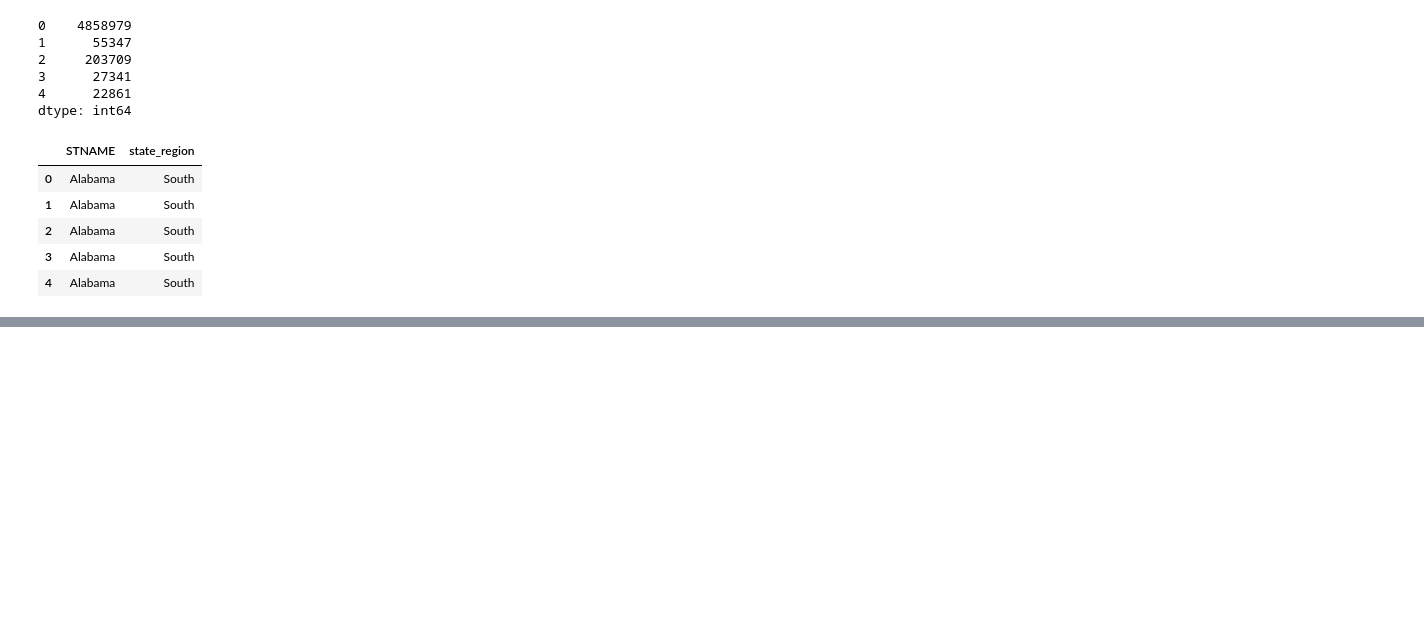
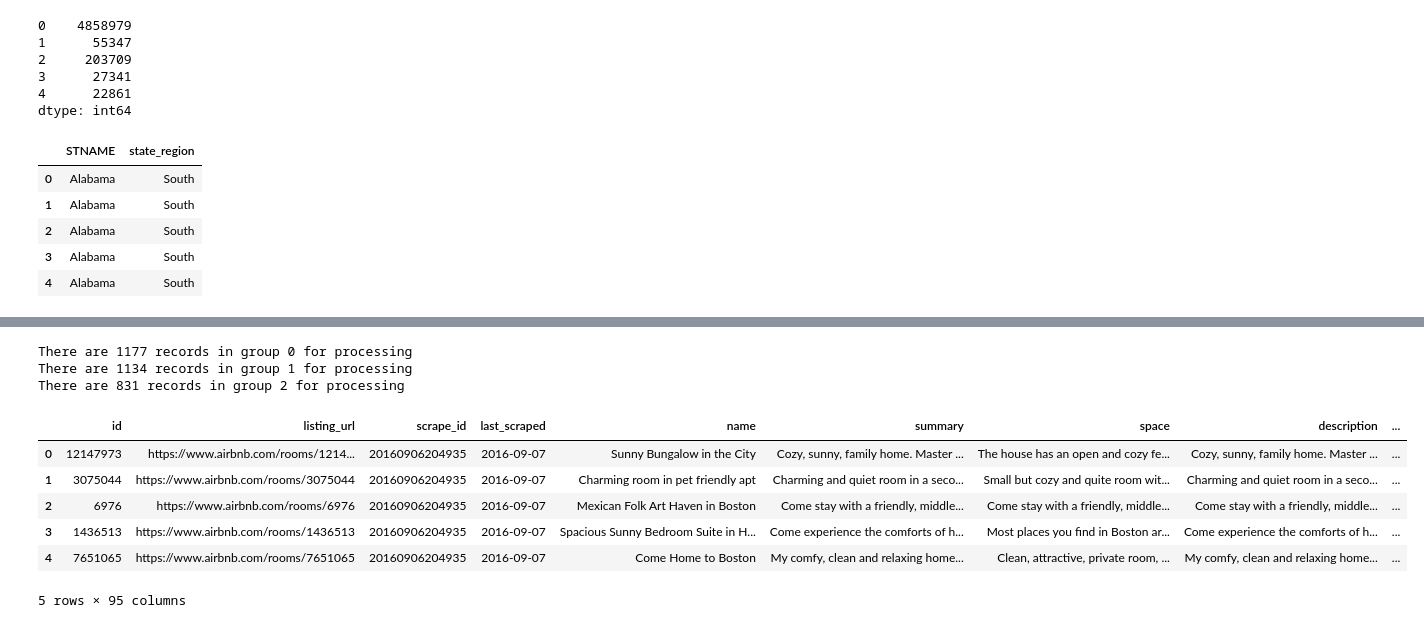
Before and after one commit to KhalidAlghamdi8/ProfessionalLearning, a Jupyter notebook: Applied Data Science with Python/Introduction to Data Science/Week 3/Week 3.ipynb, the cells around one changed output, grey strips where cells are left out. Cells and saved outputs as stored; diff of their text form; code cells hidden in the pictures; blank space fills up the shorter version.

```diff
--- a/Applied Data Science with Python/Introduction to Data Science/Week 3/Week 3.ipynb
+++ b/Applied Data Science with Python/Introduction to Data Science/Week 3/Week 3.ipynb
@@ -332,0 +395,29 @@ df[['STNAME','state_region']].head()
+# %%
+df = df.set_index('STNAME')
+
+
+def set_batch_number(item):
+    if item[0] < 'M':
+        return 0
+    if item[0] < 'Q':
+        return 1
+    else:
+        return 2
+
+for group, frame in df.groupby(set_batch_number):
+    print('There are ' + str(len(frame)) + ' records in group ' + str(group) + ' for processing')
+# %% [output]
+There are 1177 records in group 0 for processing
+There are 1134 records in group 1 for processing
+There are 831 records in group 2 for processing
+# %%
+df = pd.read_csv("./datasets/listings.csv")
+df.head()
+# %% [output]
+|  | id | listing_url | scrape_id | last_scraped | name | summary | space | description | ... |
+| 0 | 12147973 | https://www.airbnb.com/rooms/1214... | 20160906204935 | 2016-09-07 | Sunny Bungalow in the City | Cozy, sunny, family home. Master ... | The house has an open and cozy fe... | Cozy, sunny, family home. Master ... | ... |
+| 1 | 3075044 | https://www.airbnb.com/rooms/3075044 | 20160906204935 | 2016-09-07 | Charming room in pet friendly apt | Charming and quiet room in a seco... | Small but cozy and quite room wit... | Charming and quiet room in a seco... | ... |
+| 2 | 6976 | https://www.airbnb.com/rooms/6976 | 20160906204935 | 2016-09-07 | Mexican Folk Art Haven in Boston | Come stay with a friendly, middle... | Come stay with a friendly, middle... | Come stay with a friendly, middle... | ... |
+| 3 | 1436513 | https://www.airbnb.com/rooms/1436513 | 20160906204935 | 2016-09-07 | Spacious Sunny Bedroom Suite in H... | Come experience the comforts of h... | Most places you find in Boston ar... | Come experience the comforts of h... | ... |
+| 4 | 7651065 | https://www.airbnb.com/rooms/7651065 | 20160906204935 | 2016-09-07 | Come Home to Boston | My comfy, clean and relaxing home... | Clean, attractive, private room, ... | My comfy, clean and relaxing home... | ... |
+5 rows × 95 columns
```
Also changed, not shown: parts of 23 cells of this notebook.
